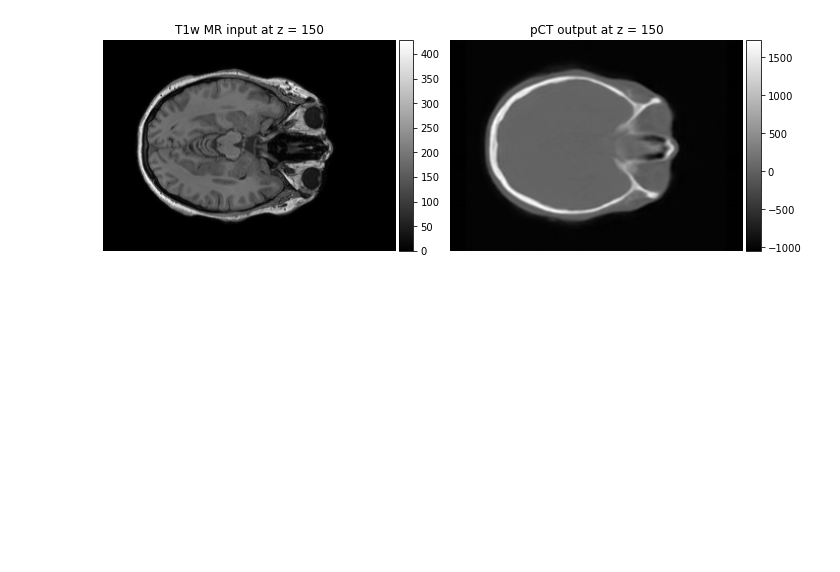
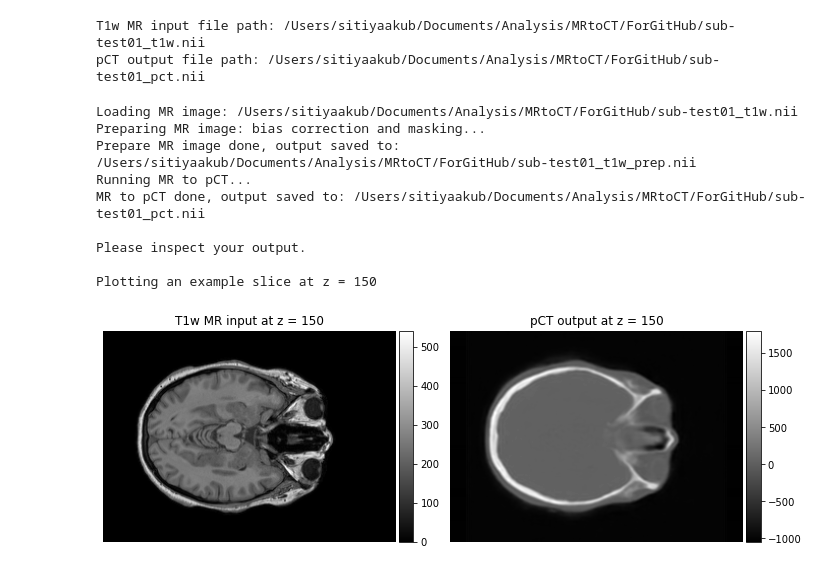
Before and after one commit to sitiny/mr-to-pct, a Jupyter notebook: mr-to-pct_infer.ipynb, the cells around one changed output. Drawn from its saved outputs; the diff is of its cells as text; code cells hidden in the pictures; blank space fills up the shorter version.

```diff
--- a/mr-to-pct_infer.ipynb
+++ b/mr-to-pct_infer.ipynb
@@ -97,29 +0,0 @@ Running MR to pCT for /Users/sitiyaakub/Documents/Analysis/MRtoCT/ForGitHub/sub-
-# %%
-from mpl_toolkits.axes_grid1 import make_axes_locatable
-
-# plot an example slice at z = 150
-z = 150
-
-fig = plt.figure(figsize=(10,10))
-
-# plot input MR
-ax1 = fig.add_subplot(1,2,1)
-im1 = ax1.imshow(orig_t1_arr[:,:,z], cmap='gray')
-ax1.set_title('T1w MR input at z = {}'.format(z))
-ax1.axis('off')
-divider = make_axes_locatable(ax1)
-cax1 = divider.append_axes("right", size="5%", pad=0.05)
-plt.colorbar(im1, cax=cax1)
-
-# plot output pCT
-ax2 = fig.add_subplot(1,2,2)
-im2 = ax2.imshow(ct_out[0,:,:,z], cmap='gray')
-ax2.set_title('pCT output at z = {}'.format(z))
-ax2.axis('off')
-divider = make_axes_locatable(ax2)
-cax2 = divider.append_axes("right", size="5%", pad=0.05)
-plt.colorbar(im2, cax=cax2)
-
-plt.tight_layout()
-# %% [output]
-[figure, removed]
@@ -125,0 +8,35 @@ plt.tight_layout()
+# %%
+# Change these to point to your data
+# Set input and output data file paths
+input_mr_file = '/Users/sitiyaakub/Documents/Analysis/MRtoCT/ForGitHub/sub-test01_t1w.nii'
+output_pct_file = '/Users/sitiyaakub/Documents/Analysis/MRtoCT/ForGitHub/sub-test01_pct.nii'
+
+# Set trained model to load
+saved_model = torch.load("/Users/sitiyaakub/Documents/Analysis/MRtoCT/ForGitHub/pretrained_net_final_20220825.pth", map_location=device)
+
+# Do you want to prepare the t1 image? This will perform bias correction and create a head mask
+# yes = True, no = False. Output will be saved to <mr_file>_prep.nii
+prep_t1 = True
+
+# Do you want to produce an example plot? yes = True, no = False.
+plot_mrct = True
+
+print('T1w MR input file path: {}'.format(input_mr_file))
+print('pCT output file path: {}'.format(output_pct_file))
+# %% [output]
+T1w MR input file path: /Users/sitiyaakub/Documents/Analysis/MRtoCT/ForGitHub/sub-test01_t1w.nii
+pCT output file path: /Users/sitiyaakub/Documents/Analysis/MRtoCT/ForGitHub/sub-test01_pct.nii
+# %%
+# Run MR to pCT
+do_mr_to_pct(input_mr_file, output_pct_file, saved_model, device, prep_t1, plot_mrct)
+# %% [output]
+Loading MR image: /Users/sitiyaakub/Documents/Analysis/MRtoCT/ForGitHub/sub-test01_t1w.nii
+Preparing MR image: bias correction and masking...
+Prepare MR image done, output saved to: /Users/sitiyaakub/Documents/Analysis/MRtoCT/ForGitHub/sub-test01_t1w_prep.nii
+Running MR to pCT...
+MR to pCT done, output saved to: /Users/sitiyaakub/Documents/Analysis/MRtoCT/ForGitHub/sub-test01_pct.nii
+
+Please inspect your output.
+
+Plotting an example slice at z = 150
+[figure, added]
```
Also changed, not shown: parts of 4 cells of this notebook, 1 other file.
